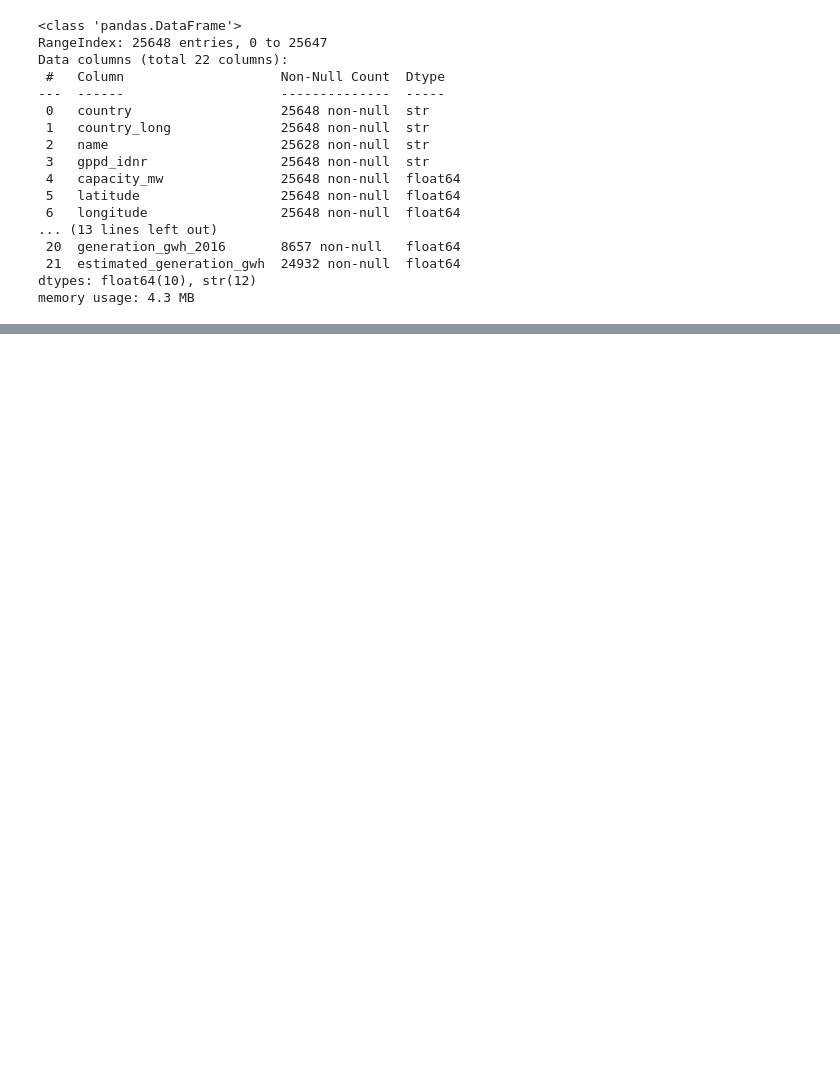
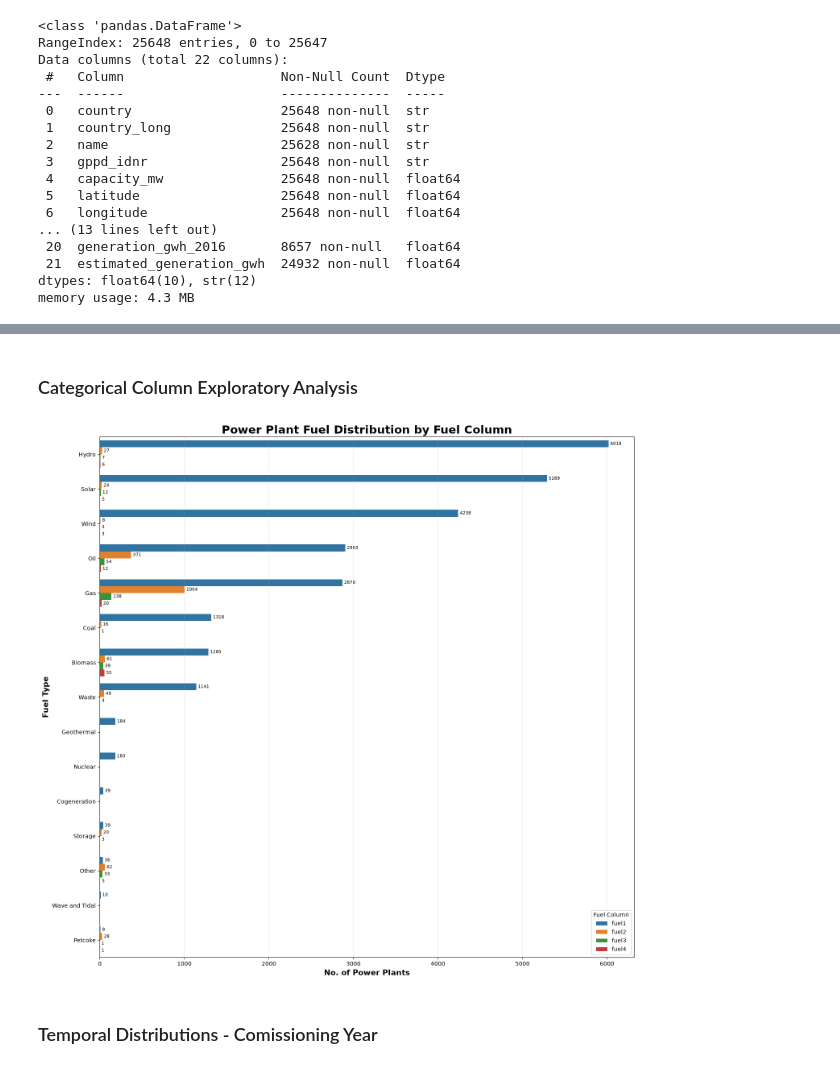
Before and after one commit to EliyaL/Intro-to-Geospatial-Data-Science-Final-Assignment, a Jupyter notebook: FinalExam_318163748.ipynb, the cells around one changed output, grey strips where cells are left out. Drawn from its saved outputs; the diff is of its cells as text; code cells hidden in the pictures; blank space fills up the shorter version.

```diff
--- a/FinalExam_318163748.ipynb
+++ b/FinalExam_318163748.ipynb
@@ -110,0 +319,72 @@ power_plants['owner'].nunique()
+# %% [markdown]
+### Categorical Column Exploratory Analysis
+# %%
+# Plot fuel types' (primary and others) distributions
+# Define relevant plot columns
+fuel_cols = ['fuel1', 'fuel2', 'fuel3', 'fuel4']
+
+# Convert wide to long format for simpler ploting
+fuel_long = (
+    power_plants[fuel_cols]
+    .melt(var_name='Fuel Column', value_name='Fuel Type')
+    .dropna()
+)
+
+# Count values
+fuel_counts = (
+    fuel_long
+    .groupby(['Fuel Column', 'Fuel Type']) # Count instances for each fuel type in each column
+    .size()
+    .reset_index(name='Count')
+)
+
+# Define order based on fuel1 - primary fuel source, most highly documented
+fuel_order = (
+    power_plants['fuel1']
+    .value_counts()
+    .index
+)
+
+# Define figure size
+plt.figure(figsize=(15, 14))
+
+# Plot all categories in descending order (based on fuel1)
+ax = sns.barplot(
+    data=fuel_counts,
+    y='Fuel Type',
+    x='Count',
+    hue='Fuel Column', # Ensure different color for every column
+    order=fuel_order
+)
+
+# Add labels - actual counts for interpretability
+for container in ax.containers:
+    ax.bar_label(
+        container,
+        fmt='%d',
+        padding=3,
+        fontsize=8
+    )
+
+# Add title and axis labels
+ax.set_title('Power Plant Fuel Distribution by Fuel Column', fontsize=20, fontweight='bold')
+ax.set_xlabel('No. of Power Plants', fontsize=14, fontweight='bold')
+ax.set_ylabel('Fuel Type', fontsize=14, fontweight='bold')
+
+# Add grid
+ax.grid(axis='x', alpha=0.3)
+
+# Save plot to outputs folder
+plt.savefig(
+    os.path.join(output_path, r'plots\Power plant fuel distributions.png'), # Path for saved plot
+    dpi=150,   # Required resolution in assignemnt
+    bbox_inches='tight'
+)
+
+# Present plot
+plt.tight_layout()
+plt.show()
+# %% [output]
+[figure, added]
+# %% [markdown]
+### Temporal Distributions - Comissioning Year
```
Also changed, not shown: parts of 41 cells of this notebook.
